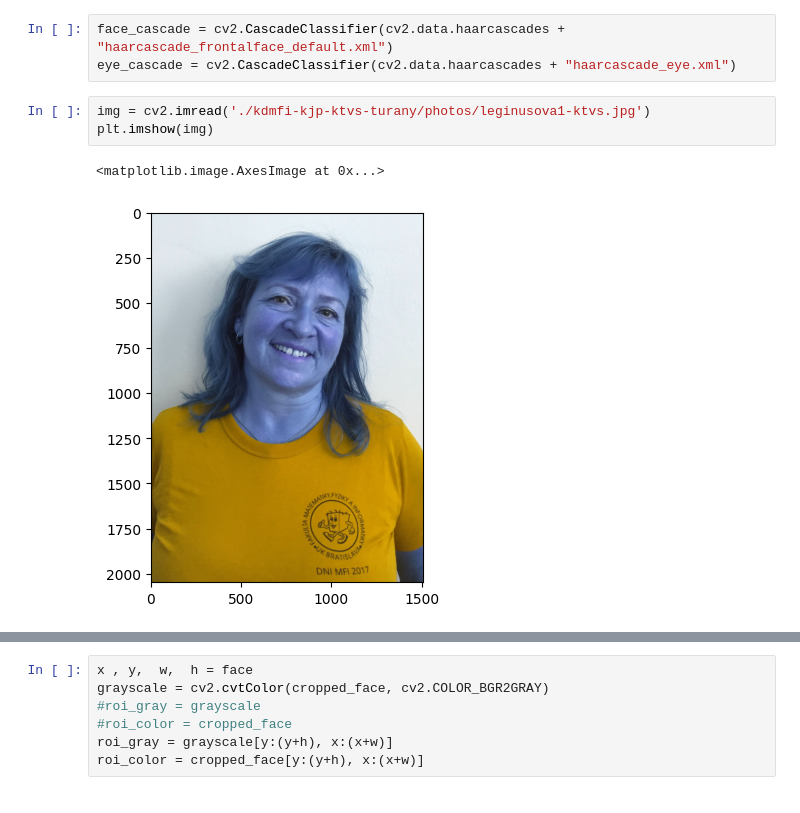
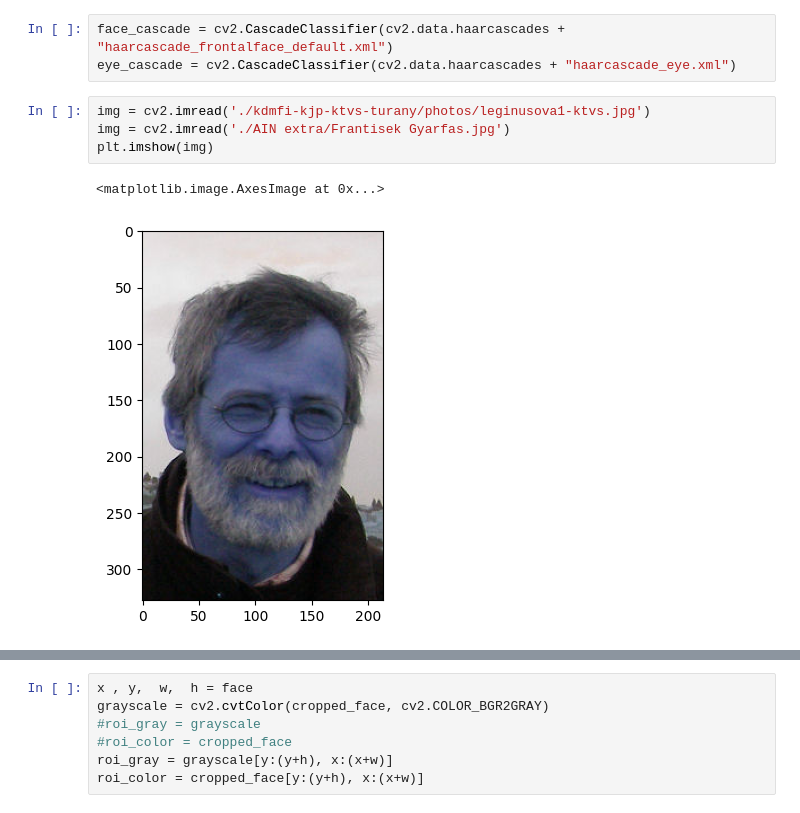
Before and after one commit to vikion/eigenfaces, a Jupyter notebook: face_alignment_demo.ipynb, the cells around one changed output, grey strips where cells are left out. Saved outputs shown, nothing was run; the diff lists cells and outputs as text.

```diff
--- a/face_alignment_demo.ipynb
+++ b/face_alignment_demo.ipynb
@@ -9,10 +9,11 @@ face_cascade = cv2.CascadeClassifier(cv2.data.haarcascades + "haarcascade_fronta
 eye_cascade = cv2.CascadeClassifier(cv2.data.haarcascades + "haarcascade_eye.xml")
 # %%
 img = cv2.imread('./kdmfi-kjp-ktvs-turany/photos/leginusova1-ktvs.jpg')
+img = cv2.imread('./AIN extra/Frantisek Gyarfas.jpg')
 plt.imshow(img)
 # %% [output]
 <matplotlib.image.AxesImage at 0x...>
-[figure, old version]
+[figure, new version]
 # %%
 grayscale = cv2.cvtColor(img, cv2.COLOR_BGR2GRAY)
 faces = face_cascade.detectMultiScale(grayscale, 1.1, 4)
```
Also changed, not shown: parts of 8 cells of this notebook, 1 other file.
